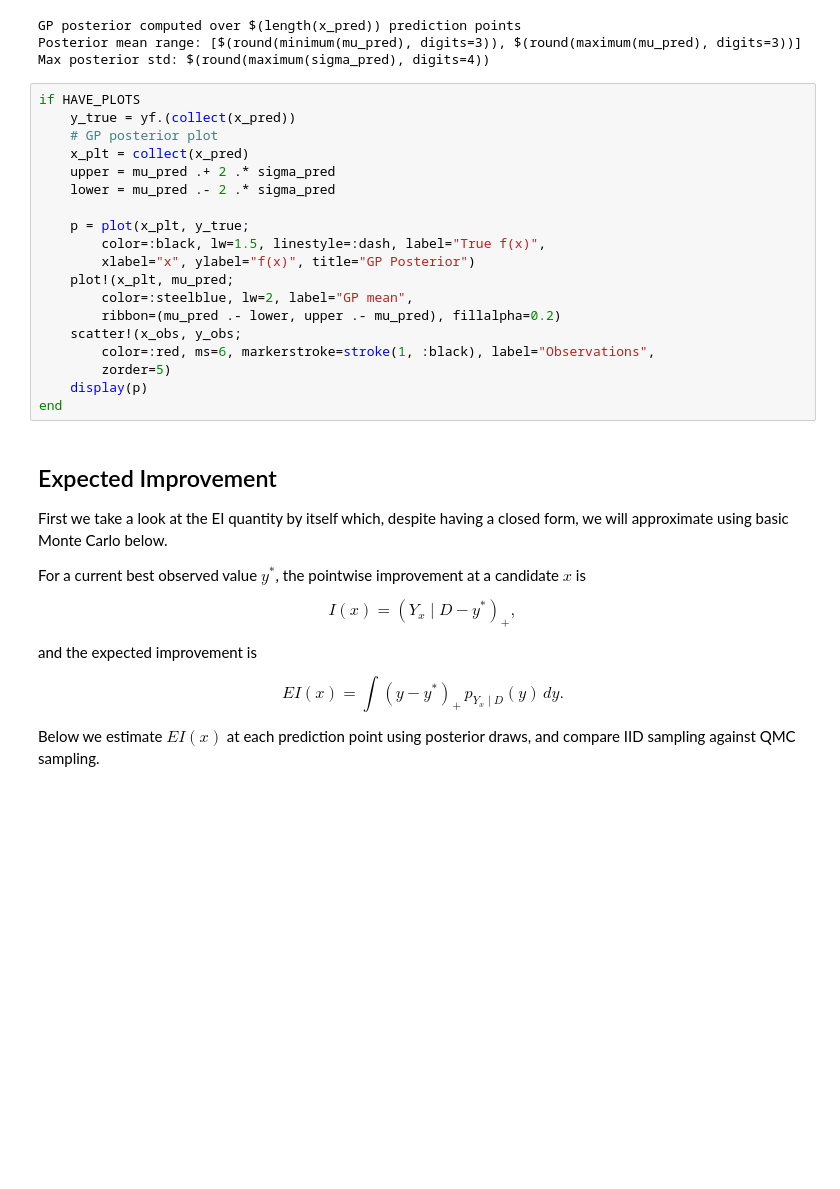
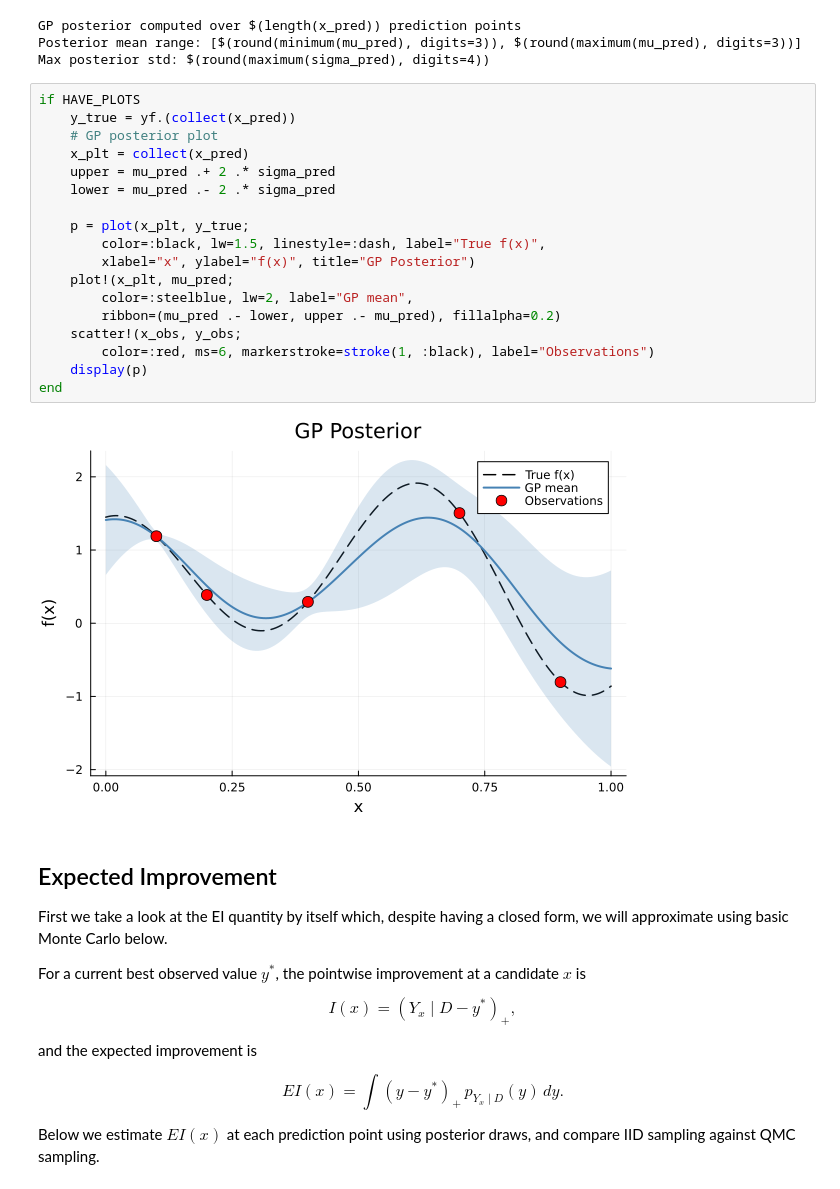
Before and after one commit to QMCSoftware/QMC.jl, a Jupyter notebook: demos/nei_demo.ipynb, the cells around one changed output. Drawn from its saved outputs; the diff is of its cells as text; blank space fills up the shorter version.

```diff
--- a/demos/nei_demo.ipynb
+++ b/demos/nei_demo.ipynb
@@ -86,22 +86,23 @@ Max posterior std: $(round(maximum(sigma_pred), digits=4))
 # %%
 if HAVE_PLOTS
     y_true = yf.(collect(x_pred))
     # GP posterior plot
     x_plt = collect(x_pred)
     upper = mu_pred .+ 2 .* sigma_pred
     lower = mu_pred .- 2 .* sigma_pred
 
     p = plot(x_plt, y_true;
         color=:black, lw=1.5, linestyle=:dash, label="True f(x)",
         xlabel="x", ylabel="f(x)", title="GP Posterior")
     plot!(x_plt, mu_pred;
         color=:steelblue, lw=2, label="GP mean",
         ribbon=(mu_pred .- lower, upper .- mu_pred), fillalpha=0.2)
     scatter!(x_obs, y_obs;
-        color=:red, ms=6, markerstroke=stroke(1, :black), label="Observations",
-        zorder=5)
+        color=:red, ms=6, markerstroke=stroke(1, :black), label="Observations")
     display(p)
 end
+# %% [output]
+[figure, added]
 # %% [markdown]
 ## Expected Improvement
 
```
Also changed, not shown: parts of 2 cells of this notebook, 10 other files.
